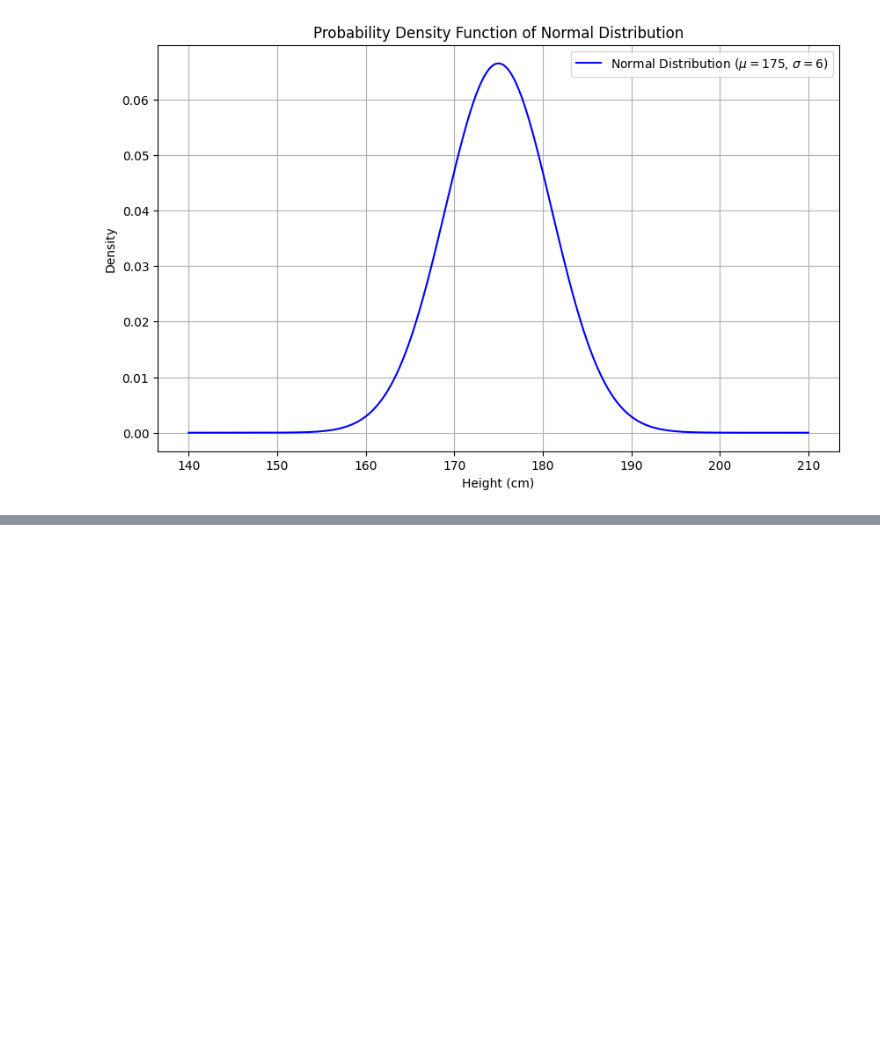
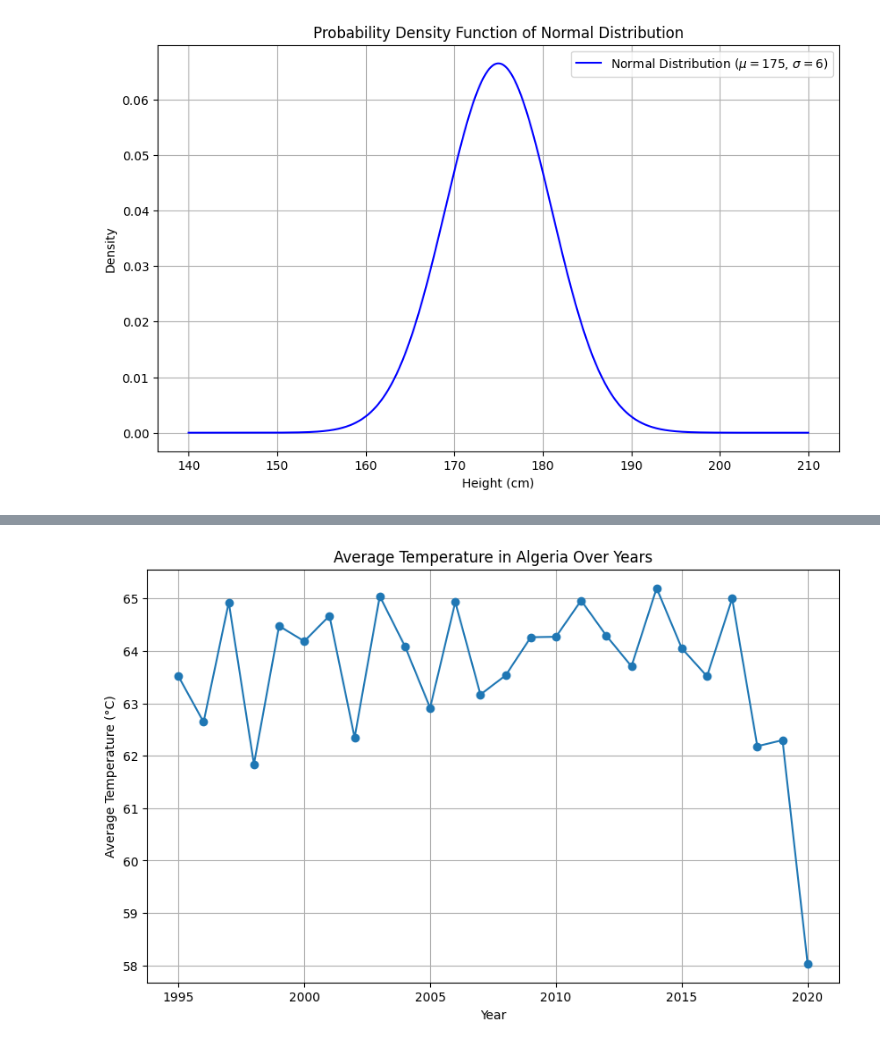
Before and after one commit to vicente-machaca/agents_ai, a Jupyter notebook: e2b/2_gpt_4o.ipynb, the cells around one changed output, grey strips where cells are left out. Saved outputs shown, nothing was run; the diff lists cells and outputs as text; code cells hidden in the pictures; blank space fills up the shorter version.

Commit message:
uploading files

```diff
--- a/e2b/2_gpt_4o.ipynb
+++ b/e2b/2_gpt_4o.ipynb
@@ -194,0 +331,39 @@ plt.show()
+# %%
+
+def upload_dataset(code_interpreter):
+  print("Uploading dataset to Code Interpreter sandbox...")
+  with open("city_temperature.csv", "rb") as f:
+    remote_path = code_interpreter.upload_file(f)
+  print("Uploaded at", remote_path)
+# %%
+from e2b_code_interpreter import CodeInterpreter
+
+with CodeInterpreter(api_key=E2B_API_KEY) as code_interpreter:
+
+  # Upload the dataset to the code interpreter sandbox
+  upload_dataset(code_interpreter)
+
+  # 1. Ask GPT-4o to generate chart
+  code_interpreter_results = chat(
+    code_interpreter,
+    "Plot average temperature over the years in Algeria"
+  )
+  if code_interpreter_results:
+    first_result = code_interpreter_results[0]
+
+
+    file_in_bytes = code_interpreter.download_file("/home/user/plot.png")
+    # Save file to local filesystem
+    with open("plot.png", "wb") as f:
+        f.write(file_in_bytes)
+  else:
+    raise Exception("No code results")
+
+
+  # This will render the image
+  # You can also access the data directly
+  # first_result.png
+  # first_result.jpg
+  # first_result.pdf
+  # ...
+  first_result
@@ -194,0 +388,4 @@ plt.show()
+# %%
+first_result
+# %% [output]
+[figure, added]
```
Also changed, not shown: parts of 5 cells of this notebook, 3 other files.
